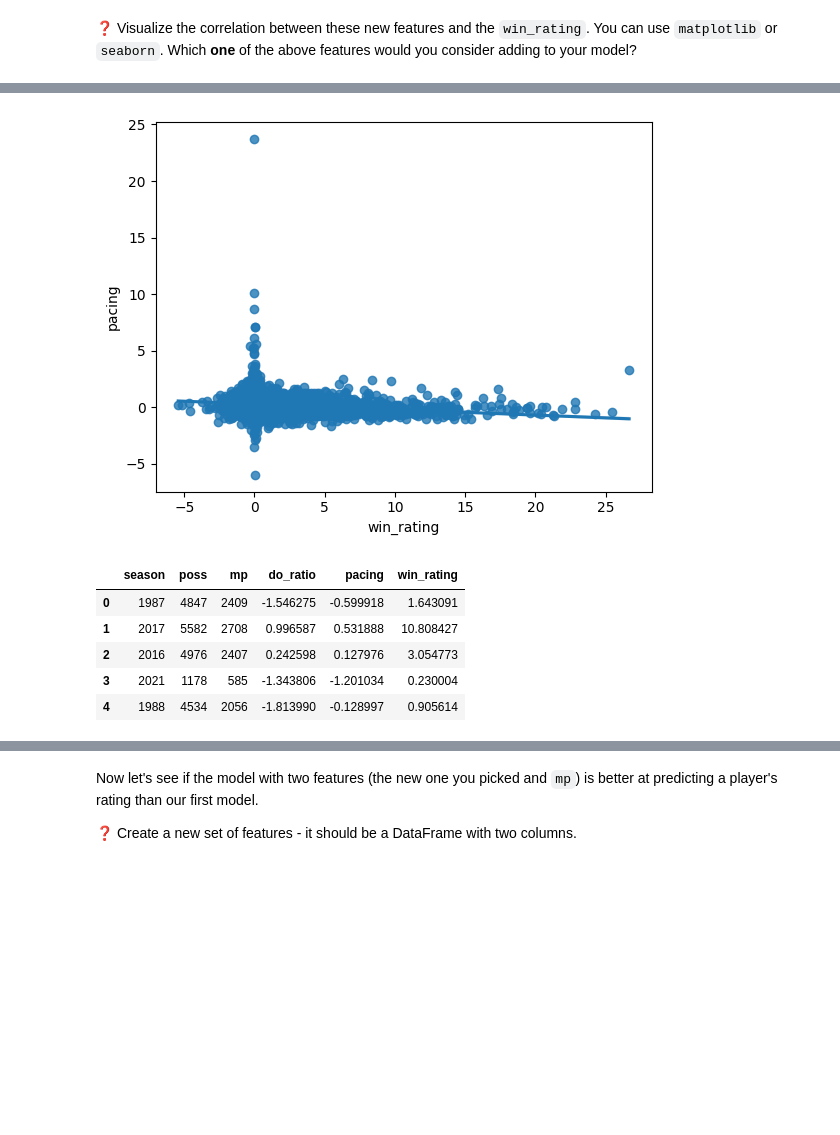
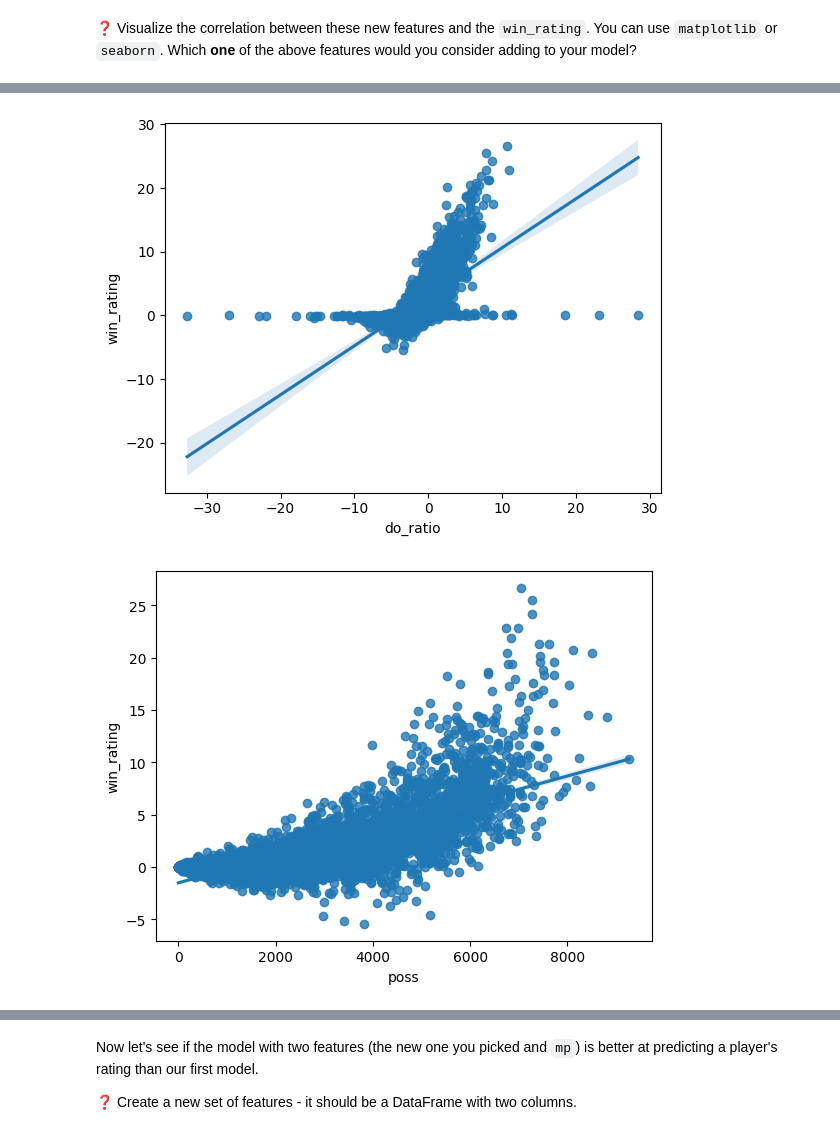
Before and after one commit to cidamla/data-linear-regression, a Jupyter notebook: Linear_Regression.ipynb, the cells around one changed output, grey strips where cells are left out. Saved outputs shown, nothing was run; the diff lists cells and outputs as text; code cells hidden in the pictures; blank space fills up the shorter version.

```diff
--- a/Linear_Regression.ipynb
+++ b/Linear_Regression.ipynb
@@ -302,13 +245,8 @@ sns.regplot(x=data['win_rating'], y=data['do_ratio'], data=data);
-# %%
-sns.regplot(x=data['win_rating'], y=data['pacing'], data=data);
-# %% [output]
-[figure, removed]
-# %%
-data.head(5)
-# %% [output]
-|  | season | poss | mp | do_ratio | pacing | win_rating |
-| 0 | 1987 | 4847 | 2409 | -1.546275 | -0.599918 | 1.643091 |
-| 1 | 2017 | 5582 | 2708 | 0.996587 | 0.531888 | 10.808427 |
-| 2 | 2016 | 4976 | 2407 | 0.242598 | 0.127976 | 3.054773 |
-| 3 | 2021 | 1178 | 585 | -1.343806 | -1.201034 | 0.230004 |
-| 4 | 1988 | 4534 | 2056 | -1.813990 | -0.128997 | 0.905614 |
+# %%
+sns.regplot(x='do_ratio', y='win_rating', data=nba_data);
+# %% [output]
+[figure, added]
+# %%
+sns.regplot(x='poss', y='win_rating', data=nba_data);
+# %% [output]
+[figure, added]
```
Also changed, not shown: parts of 31 cells of this notebook, 4 other files.
